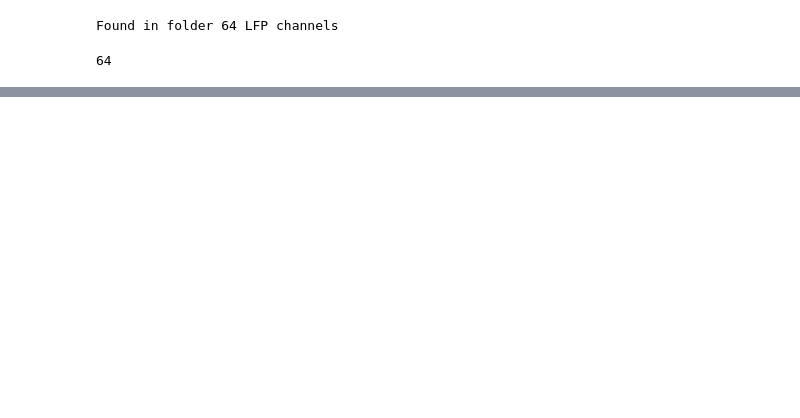
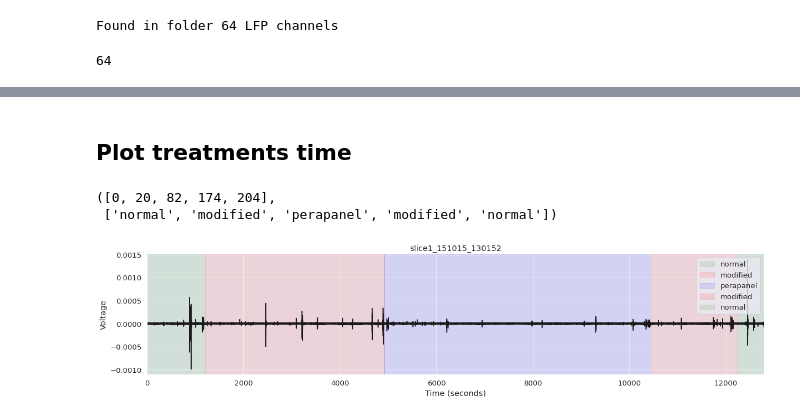
Before and after one commit to cafalchio/EXvivo, a Jupyter notebook: EEG_analysis.ipynb, the cells around one changed output, grey strips where cells are left out. Cells and saved outputs as stored; diff of their text form; code cells hidden in the pictures; blank space fills up the shorter version.

Commit message:
Improved the code in nice plot, created a zoom plot

```diff
--- a/EEG_analysis.ipynb
+++ b/EEG_analysis.ipynb
@@ -216,5 +229,3 @@ len(lfps.eeg_files)
 # %% [output]
 Found in folder 64 LFP channels
 64
-# %%
-lfps.load_eeg_channels([0])
@@ -223,5 +232,5 @@ lfps.load_eeg_channels([0])
 # %%
-LFPs = lfps.load_mne_channels(range(63))
+slice1_151015_130152 = lfps.load_mne_channels(range(1))
 # %% [output]
 Reading channels ..
 Creating mne EEG type
@@ -310,0 +283,46 @@ NameError: ignored
+# %% [markdown]
+## Plot treatments time
+# %%
+df = pd.read_csv('/content/drive/MyDrive/aHuman_data_Mark/treatment_times.csv')
+treatment_times = input_treatment_times(df, 'slice1_151015_130152')
+treatment_times
+# %% [output]
+([0, 20, 82, 174, 204],
+ ['normal', 'modified', 'perapanel', 'modified', 'normal'])
+# %%
+def plot_nice(data, treatments, slice_name = 'slice1_151015_130152'):
+    '''Adapted from Raphael Vallat blog
+    '''
+    colors = {
+            'normal':'green',
+            'modified':'red',
+            'perapanel':'blue'
+        }
+    fs = 2500
+    sns.set(font_scale=1.2)
+    # Define sampling frequency and time vector
+    time = np.arange(data.size) / fs
+    # return time
+    # Plot the signal
+    fig, ax = plt.subplots(1, 1, figsize=(20, 4))
+    plt.plot(time, data, lw=1.5, color='k')
+    treatments[0] = [x*fs*60 for x in treatments[0]]
+    treatments[0].append(time.size-1)
+    for i in range(len(treatment_times[1])):
+        plt.axvspan(time[treatments[0][i]], time[treatments[0][i+1]],
+                        label=treatments[1][i], color=colors[treatments[1][i]],
+                        alpha=0.1)
+    plt.xlabel('Time (seconds)')
+    plt.ylabel('Voltage')
+    plt.title(slice_name)
+    plt.xlim([time.min(), time.max()])
+    plt.legend(loc='upper right')
+    # plt.savefig(f'{slice_name}_treatments_ch0_no_notch.jpg')
+    sns.despine()
+# %%
+# data = LFPs.get_data()
+fs = 2500
+for d in slice1_151015_130152.get_data():
+    plot_nice(d, list(treatment_times))
+# %% [output]
+[figure, added]
```
Also changed, not shown: parts of 21 cells of this notebook.
